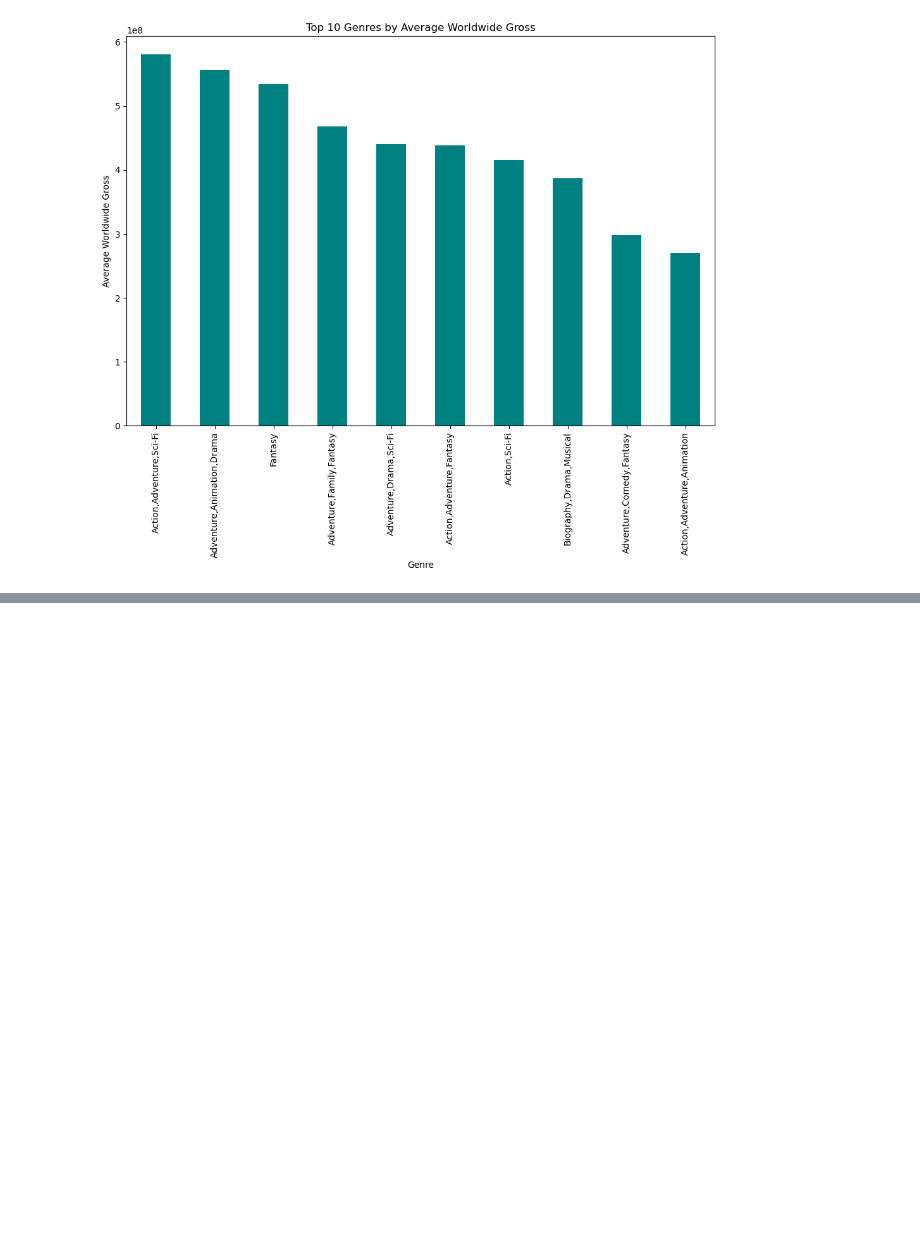
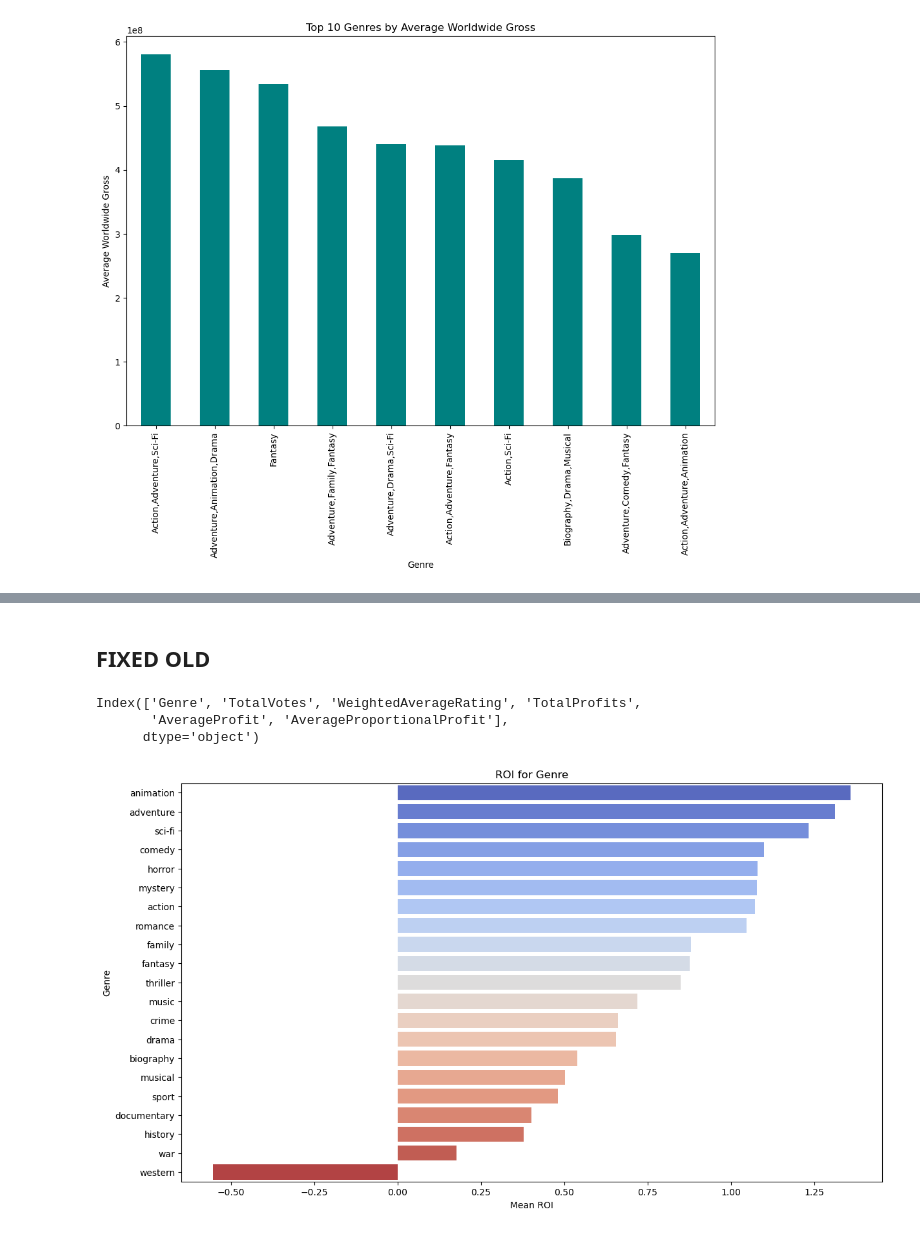
Before and after one commit to minerva-ds/dsc-movies-analysis, a Jupyter notebook: scrapnotebooks/unused_plots.ipynb, the cells around one changed output, grey strips where cells are left out. Saved outputs shown, nothing was run; the diff lists cells and outputs as text; code cells hidden in the pictures; blank space fills up the shorter version.

```diff
--- a/scrapnotebooks/unused_plots.ipynb
+++ b/scrapnotebooks/unused_plots.ipynb
@@ -458,0 +551,16 @@ plt.show()
+# %% [markdown]
+## FIXED OLD
+# %%
+display(genre_metrics_df.columns)
+genre_metrics_df = genre_metrics_df.sort_values(by='AverageProportionalProfit',ascending=False)
+plt.figure(figsize=(14, 8))
+sns.barplot(x=genre_metrics_df['AverageProportionalProfit'], y=genre_metrics_df['Genre'], palette='coolwarm')
+plt.title('ROI for Genre')
+plt.xlabel('Mean ROI')
+plt.ylabel('Genre')
+plt.show()
+# %% [output]
+Index(['Genre', 'TotalVotes', 'WeightedAverageRating', 'TotalProfits',
+       'AverageProfit', 'AverageProportionalProfit'],
+      dtype='object')
+[figure, added]
```
Also changed, not shown: parts of 40 cells of this notebook, 5 other files.
